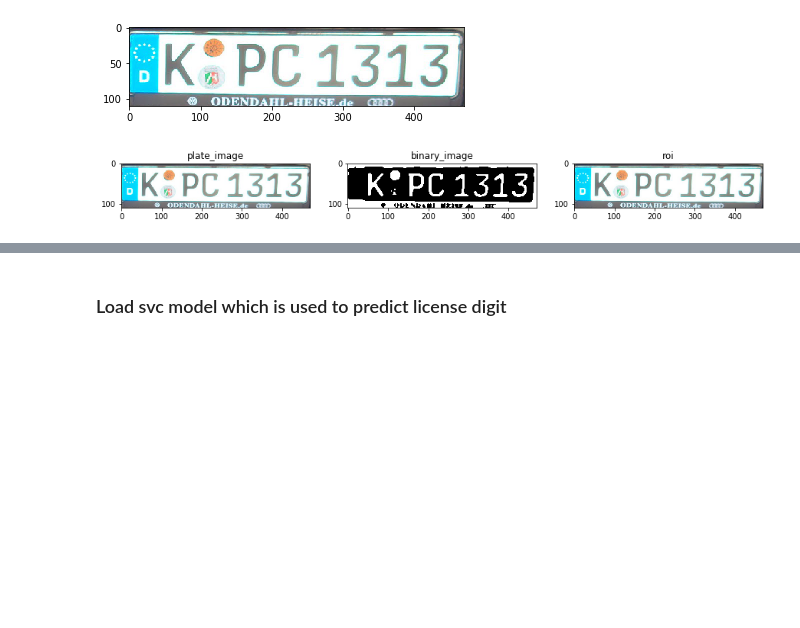
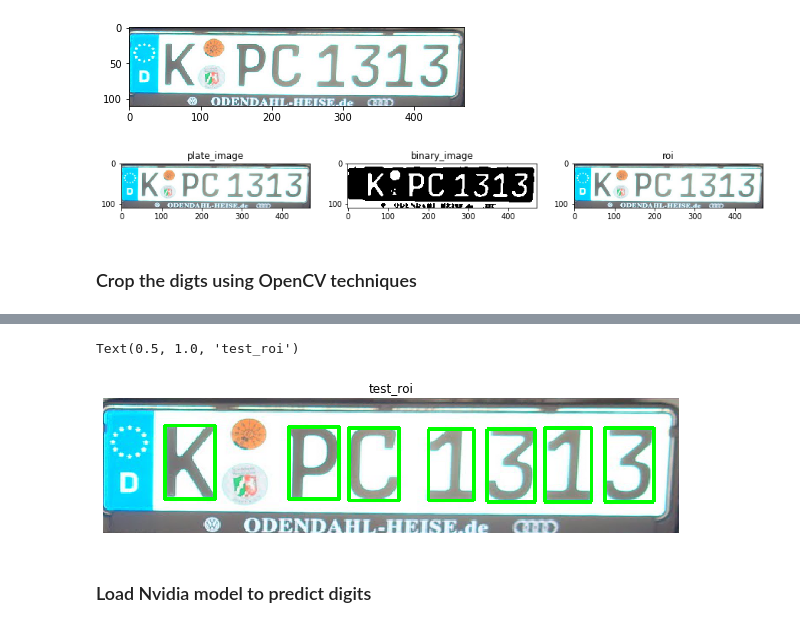
Before and after one commit to quangnhat185/Machine_learning_projects, a Jupyter notebook: License_Plate_Detection_and_Recognition/Car_plate_detection_and_recognition.ipynb, the cells around one changed output, grey strips where cells are left out. Saved outputs shown, nothing was run; the diff lists cells and outputs as text; code cells hidden in the pictures; blank space fills up the shorter version.

```diff
--- a/License_Plate_Detection_and_Recognition/Car_plate_detection_and_recognition.ipynb
+++ b/License_Plate_Detection_and_Recognition/Car_plate_detection_and_recognition.ipynb
@@ -80,3 +74,5 @@ if (len(LpImg)):
     plt.title('roi')
 # %% [output]
 [figure]
+# %% [markdown]
+### Crop the digts using OpenCV techniques
@@ -82,0 +90,36 @@ if (len(LpImg)):
+# %%
+kernel3 = cv2.getStructuringElement(cv2.MORPH_RECT, (3, 3))
+thre_mor = cv2.morphologyEx(binary, cv2.MORPH_DILATE, kernel3)
+cont, _  = cv2.findContours(thre_mor, cv2.RETR_EXTERNAL, cv2.CHAIN_APPROX_SIMPLE)
+
+digit_w = 30
+digit_h = 60
+
+plate_info = ""
+
+# crop
+test_roi = roi.copy()
+crop_digits = []
+
+for c in sort_contours(cont):
+    (x, y, w, h) = cv2.boundingRect(c)
+    ratio = h/w
+    if 1<=ratio<=3.5: # Only select contour with defined ratio
+        if h/roi.shape[0]>=0.5: # Select contour which has the height larger than 50% of the plate
+            # Draw bounding box arroung digit number
+            cv2.rectangle(test_roi, (x, y), (x + w, y + h), (0, 255,0), 2)
+
+            # Sperate number and gibe prediction
+            curr_num = thre_mor[y:y+h,x:x+w]
+            curr_num = cv2.resize(curr_num, dsize=(digit_w, digit_h))
+            _, curr_num = cv2.threshold(curr_num, 220, 255, cv2.THRESH_BINARY + cv2.THRESH_OTSU)
+            crop_digits.append(curr_num)
+
+fig = plt.figure(figsize=(8,5))
+ax = plt.Axes(fig, [0., 0., 1., 1.])
+ax.set_axis_off()
+fig.add_axes(ax)
+plt.imshow(test_roi)
+plt.title('test_roi')
+#plt.savefig('grab_digit_contour.png',dpi=300)
+# %% [output]
@@ -83,2 +127,4 @@ if (len(LpImg)):
+Text(0.5, 1.0, 'test_roi')
+[figure, added]
 # %% [markdown]
-### Load svc model which is used to predict license digit
+### Load Nvidia model to predict digits
```
Also changed, not shown: parts of 20 cells of this notebook, 16 other files.
